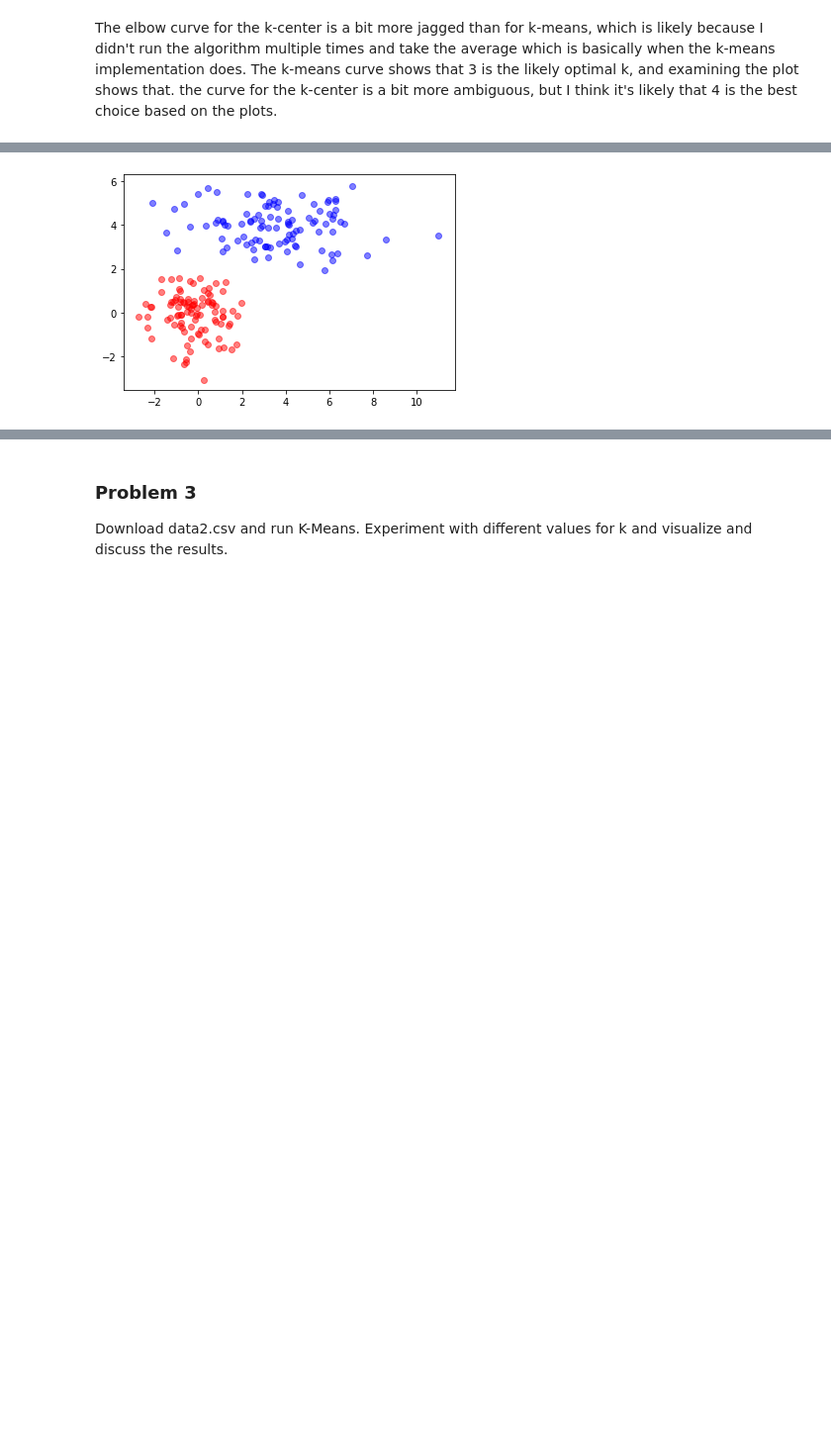
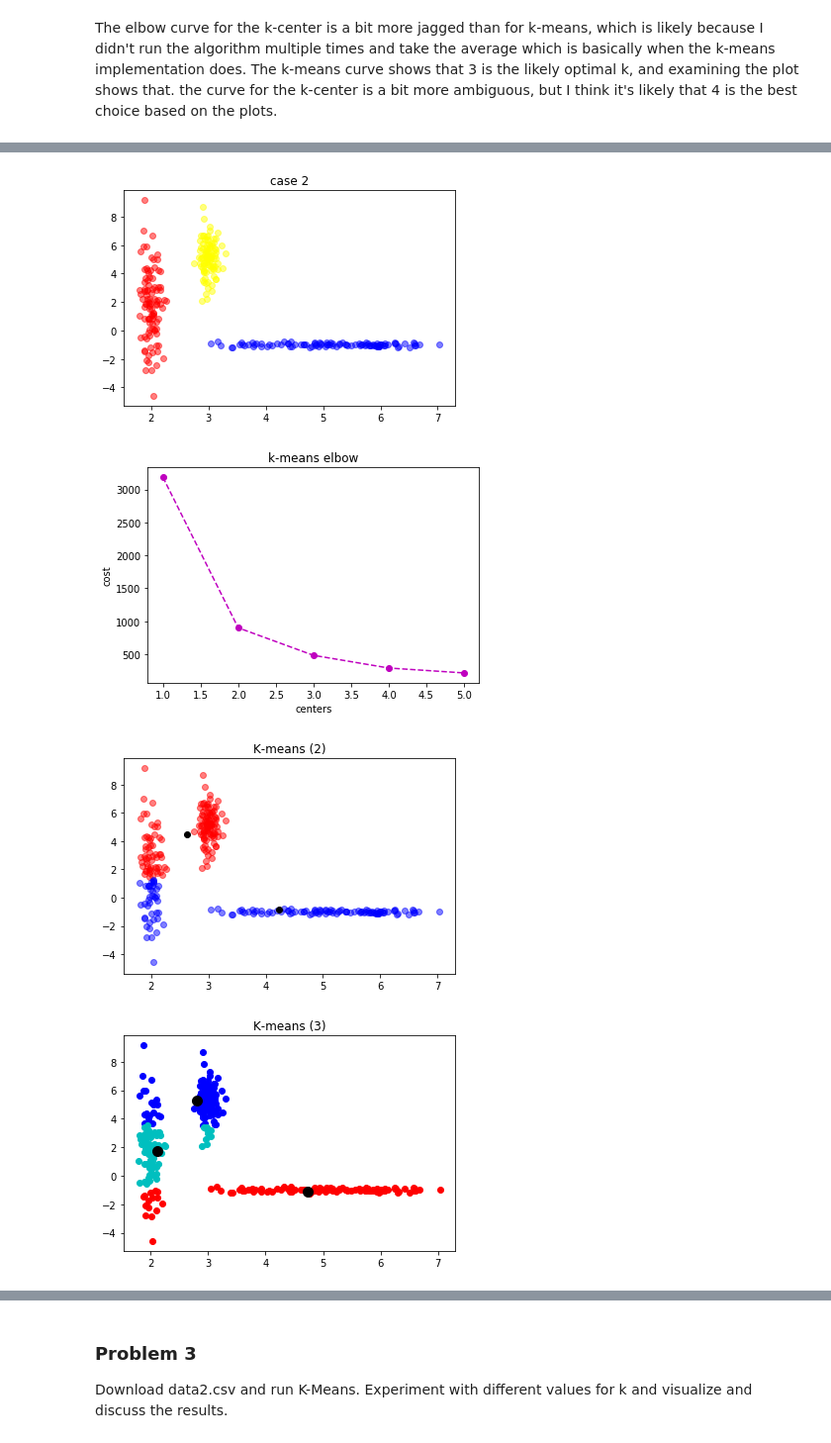
Before and after one commit to mkcyoung/clustering-2020, a Jupyter notebook: hw1/hw1.ipynb, the cells around one changed output, grey strips where cells are left out. Shown at 99% size. Cells and saved outputs as stored; diff of their text form; code cells hidden in the pictures; blank space fills up the shorter version.

```diff
--- a/hw1/hw1.ipynb
+++ b/hw1/hw1.ipynb
@@ -265,22 +341,75 @@ For data generation Python has make_blobs or see below for some sample code that
 # %%
+# Case 2
+
 def getCluster(n,muX,varX,muY,varY,c):
     X = np.random.normal(muX, varX, n)
     Y = np.random.normal(muY, varY, n)
     Z = np.repeat(c, n)
     return np.column_stack((X, Y, Z))
 
 
 n = 100
-C1 = getCluster(n, 0, 1, 0, 1, 1)
-C2 = getCluster(n, 3, 2, 4, 1, 2)
-#print(C1)
+C1 = getCluster(n, 2, 0.1, 2, 2.5, 1)
+C2 = getCluster(n, 5, 1, -1, 0.1, 2)
+C3 = getCluster(n, 3, 0.1, 5, 1.2, 2)
+
+C = np.concatenate((C1,C2,C3))
+#print(C[:,0:2])
 # plt.ylim([-3, 9]) # this just helps make the plot square
 # plt.xlim([-3, 9]) # this just helps make the plot square
-plt.gca().set_aspect('equal', adjustable='box') # this just helps make the plot square
+#plt.gca().set_aspect('equal', adjustable='box') # this just helps make the plot square
 plt.scatter(C1[:,0], C1[:,1], color='red', alpha=0.5);
 plt.scatter(C2[:,0], C2[:,1], color='blue', alpha=0.5);
+plt.scatter(C3[:,0], C3[:,1], color='yellow', alpha=0.5);
+plt.title("case 2")
 plt.show()
 
 # Lets experiment with some k-means
+Case1 = C[:,0:2]
+
+# Calculate k-means costs
+costs_km = []
+y_km = []
+my_km =[]
+for i in range(1, 6):
+    km = KMeans(
+        n_clusters=i, init='random',
+        n_init=10, max_iter=300,
+        tol=1e-04, random_state=0
+    )
+    km.fit(Case1)
+    my_km.append(km)
+    costs_km.append(km.inertia_)
+    y_km.append(km.fit_predict(Case1))
+
+#print(y_km)
+
+# Plot elbow curve
+plt.plot(range(1,6),costs_km,'--m',marker='o')
+plt.xlabel("centers")
+plt.ylabel("cost")
+plt.title("k-means elbow")
+plt.show()
+
+# Plot k=2 and k =3
+# K=2
+plt.scatter(Case1[y_km[1] == 0, 0],Case1[y_km[1] == 0, 1],color='red', alpha=0.5)
+plt.scatter(Case1[y_km[1] == 1, 0],Case1[y_km[1] == 1, 1],color='blue', alpha=0.5)
+# Plot the centers
+plt.scatter(my_km[1].cluster_centers_[:,0],my_km[1].cluster_centers_[:,1], color='black', alpha=1)
+plt.title("K-means (2)")
+plt.show()
+
+# K=3
+plt.plot(Case1[y_km[2] == 0, 0],Case1[y_km[2] == 0, 1],"or")
+plt.plot(Case1[y_km[2] == 1, 0],Case1[y_km[2] == 1, 1],"ob")
+plt.plot(Case1[y_km[2] == 2, 0],Case1[y_km[2] == 2, 1],"oc")
+# Plot the centers
+plt.plot(my_km[2].cluster_centers_[:,0],my_km[2].cluster_centers_[:,1],"ok",ms=10)
+plt.title("K-means (3)")
+plt.show()
 # %% [output]
-[figure, old version]
+[figure, new version]
+[figure, added]
+[figure, added]
+[figure, added]
```
Also changed, not shown: parts of 10 cells of this notebook.
